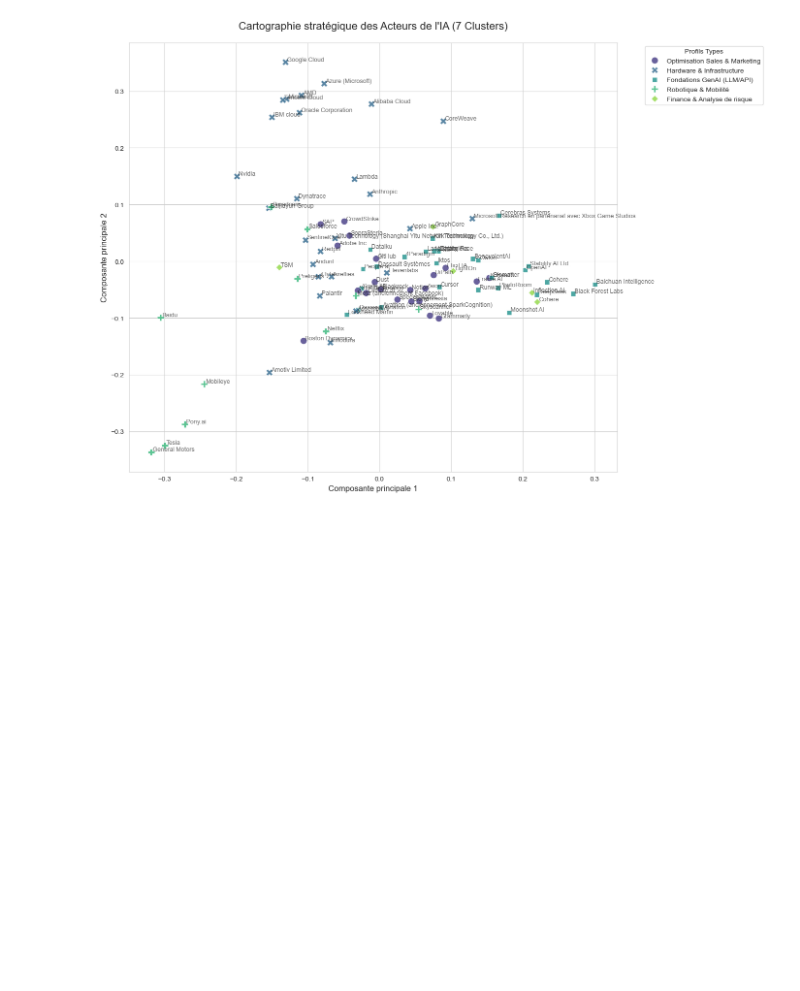
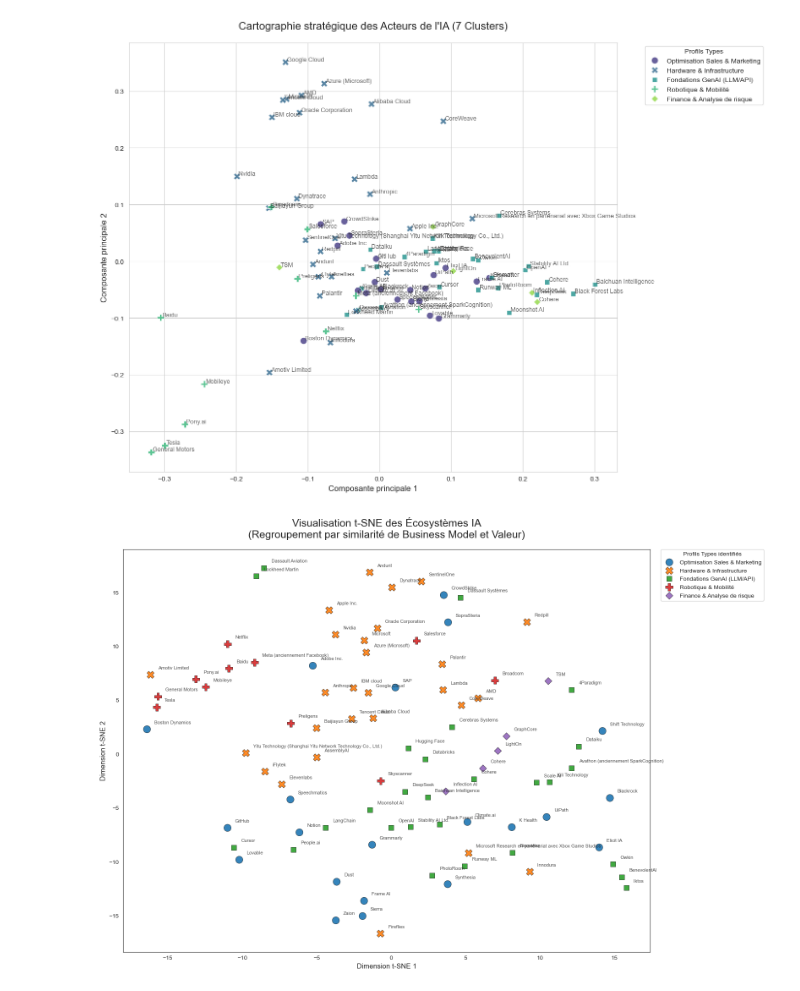
Before and after one commit to Arinaudo/Projets_universitaires-, a Jupyter notebook: ISE.ipynb, the cells around one changed output. Saved outputs shown, nothing was run; the diff lists cells and outputs as text; code cells hidden in the pictures; blank space fills up the shorter version.

```diff
--- a/ISE.ipynb
+++ b/ISE.ipynb
@@ -161,3 +161,59 @@ plt.tight_layout()
 plt.show()
 # %% [output]
 [figure]
+# %%
+import matplotlib.pyplot as plt
+import seaborn as sns
+from sklearn.manifold import TSNE
+
+# 1. Réduction de dimension avec t-SNE
+# perplexity: entre 5 et 50 (ajustez selon la taille de votre dataset)
+# n_iter: nombre d'itérations pour stabiliser les points
+tsne = TSNE(n_components=2, perplexity=15, random_state=42, init='pca', learning_rate='auto')
+coords = tsne.fit_transform(X.toarray())
+
+df['x_tsne'] = coords[:, 0]
+df['y_tsne'] = coords[:, 1]
+
+# 2. Configuration esthétique
+plt.figure(figsize=(16, 11))
+sns.set_style("white") # Style plus épuré pour t-SNE
+
+# 3. Création du scatter plot
+# On utilise une palette de couleurs plus large (tab10) pour bien distinguer les 7 clusters
+scatter = sns.scatterplot(
+    data=df,
+    x='x_tsne', y='y_tsne',
+    hue='Profil_Type',
+    style='Profil_Type',
+    palette='tab10',
+    s=150,
+    edgecolor='black',
+    linewidth=0.5,
+    alpha=0.9
+)
+
+# 4. Ajout intelligent des noms d'entreprises
+# On ajoute un petit décalage pour la lisibilité
+for i in range(df.shape[0]):
+    plt.text(
+        df.x_tsne[i] + 0.5,
+        df.y_tsne[i] + 0.5,
+        df["Nom de l'entreprise étudiée"][i],
+        fontsize=8,
+        alpha=0.8,
+        fontweight='medium'
+    )
+
+# 5. Finalisation du graphique
+plt.title("Visualisation t-SNE des Écosystèmes IA\n(Regroupement par similarité de Business Model et Valeur)", fontsize=18, pad=20)
+plt.xlabel("Dimension t-SNE 1", fontsize=12)
+plt.ylabel("Dimension t-SNE 2", fontsize=12)
+
+# Placement de la légende à l'extérieur
+plt.legend(title="Profils Types identifiés", bbox_to_anchor=(1.02, 1), loc='upper left', borderaxespad=0.)
+
+plt.tight_layout()
+plt.show()
+# %% [output]
+[figure, added]
```
